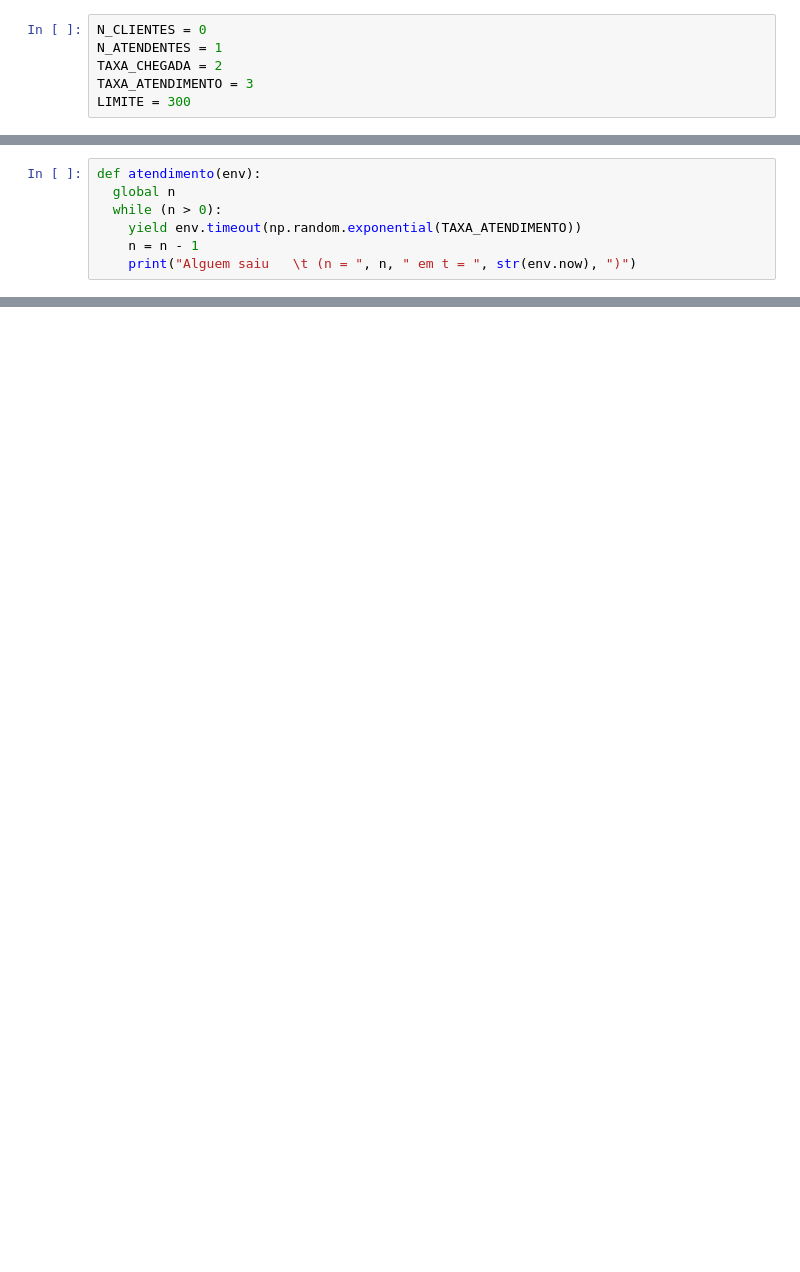
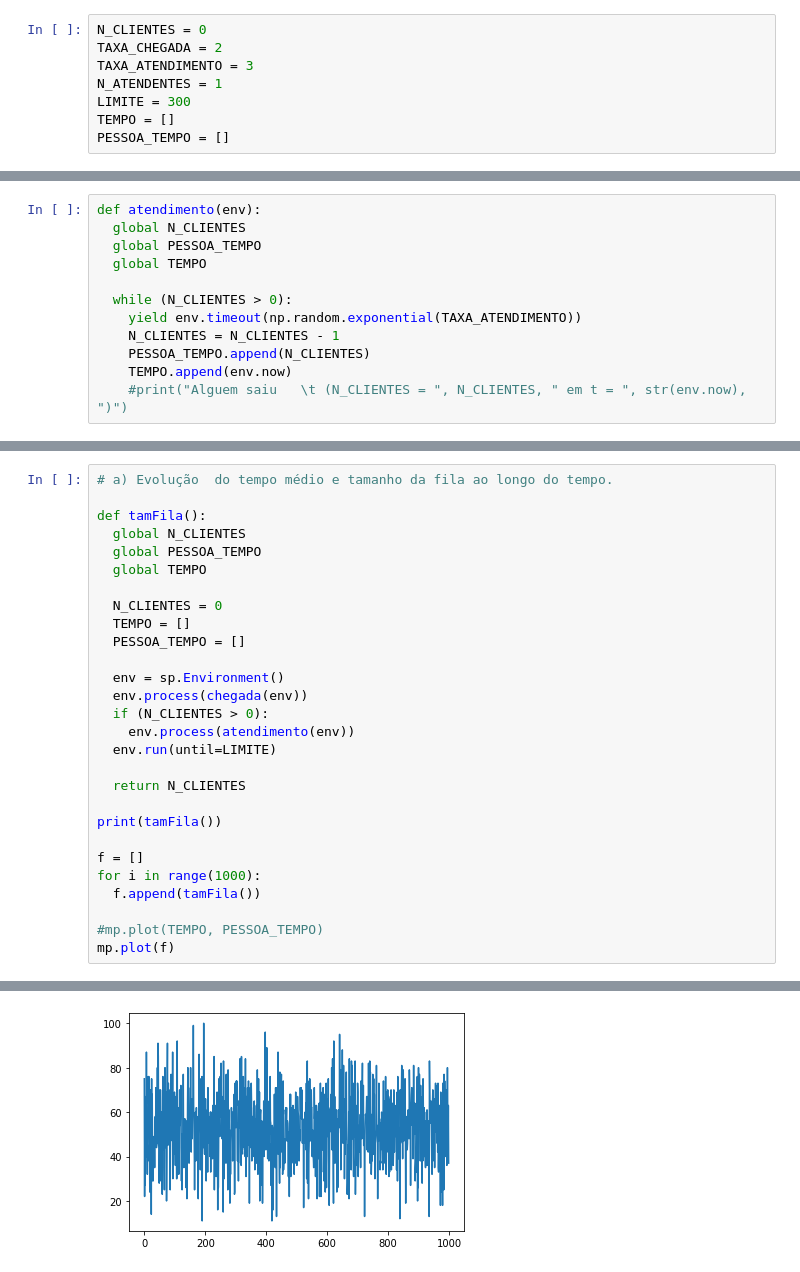
Before and after one commit to Joab-S/SimulacaoEstocasticaUFC, a Jupyter notebook: lista3_SimEst.ipynb, the cells around one changed output, grey strips where cells are left out. Cells and saved outputs as stored; diff of their text form; blank space fills up the shorter version.

```diff
--- a/lista3_SimEst.ipynb
+++ b/lista3_SimEst.ipynb
@@ -12,8 +66,10 @@ import numpy as np
 # %%
 N_CLIENTES = 0
-N_ATENDENTES = 1
 TAXA_CHEGADA = 2
 TAXA_ATENDIMENTO = 3
+N_ATENDENTES = 1
 LIMITE = 300
+TEMPO = []
+PESSOA_TEMPO = []
 # %%
 def chegada(env):
@@ -26,8 +87,13 @@ def chegada(env):
       env.process(atendimento(env))
 # %%
 def atendimento(env):
-  global n
-  while (n > 0):
+  global N_CLIENTES
+  global PESSOA_TEMPO
+  global TEMPO
+
+  while (N_CLIENTES > 0):
     yield env.timeout(np.random.exponential(TAXA_ATENDIMENTO))
-    n = n - 1
-    print("Alguem saiu   \t (n = ", n, " em t = ", str(env.now), ")")
+    N_CLIENTES = N_CLIENTES - 1
+    PESSOA_TEMPO.append(N_CLIENTES)
+    TEMPO.append(env.now)
+    #print("Alguem saiu   \t (N_CLIENTES = ", N_CLIENTES, " em t = ", str(env.now), ")")
@@ -33,0 +102,29 @@ def atendimento(env):
+# %%
+# a) Evolução  do tempo médio e tamanho da fila ao longo do tempo.
+
+def tamFila():
+  global N_CLIENTES
+  global PESSOA_TEMPO
+  global TEMPO
+
+  N_CLIENTES = 0
+  TEMPO = []
+  PESSOA_TEMPO = []
+
+  env = sp.Environment()
+  env.process(chegada(env))
+  if (N_CLIENTES > 0):
+    env.process(atendimento(env))
+  env.run(until=LIMITE)
+
+  return N_CLIENTES
+
+print(tamFila())
+
+f = []
+for i in range(1000):
+  f.append(tamFila())
+
+#mp.plot(TEMPO, PESSOA_TEMPO)
+mp.plot(f)
+# %% [output]
@@ -33,0 +133 @@ def atendimento(env):
+[figure, added]
```
Also changed, not shown: parts of 10 cells of this notebook.
